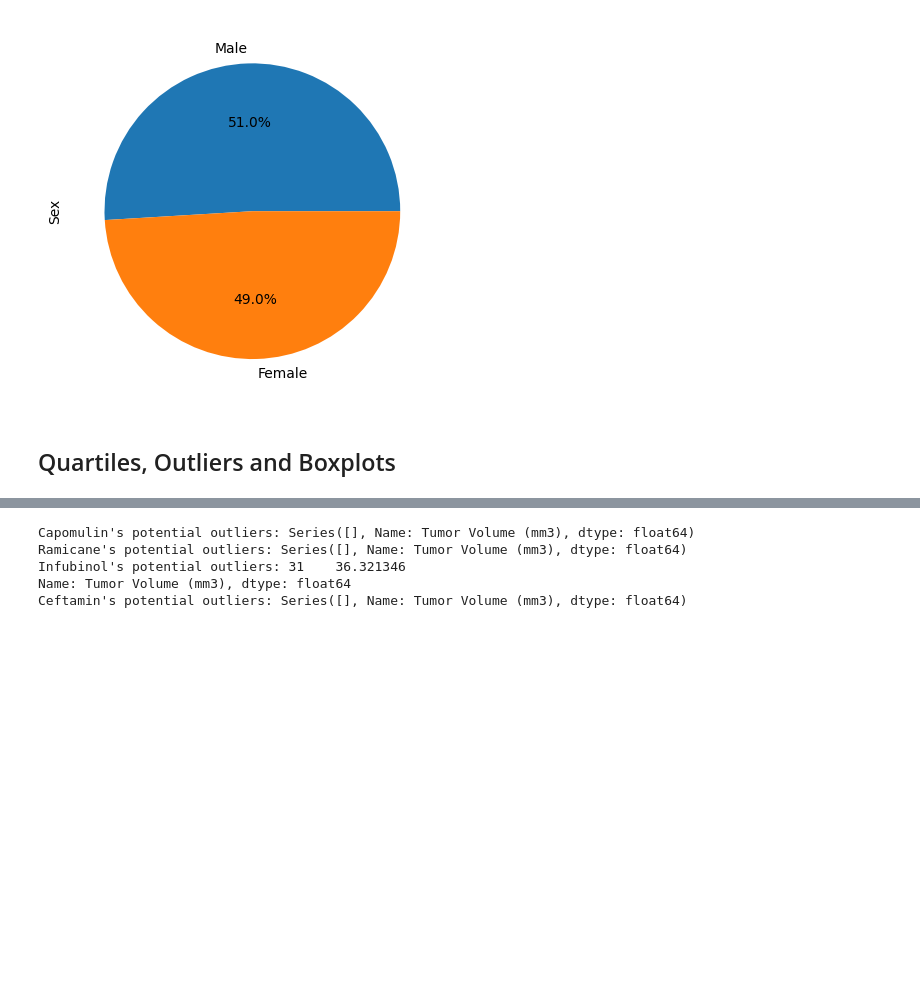
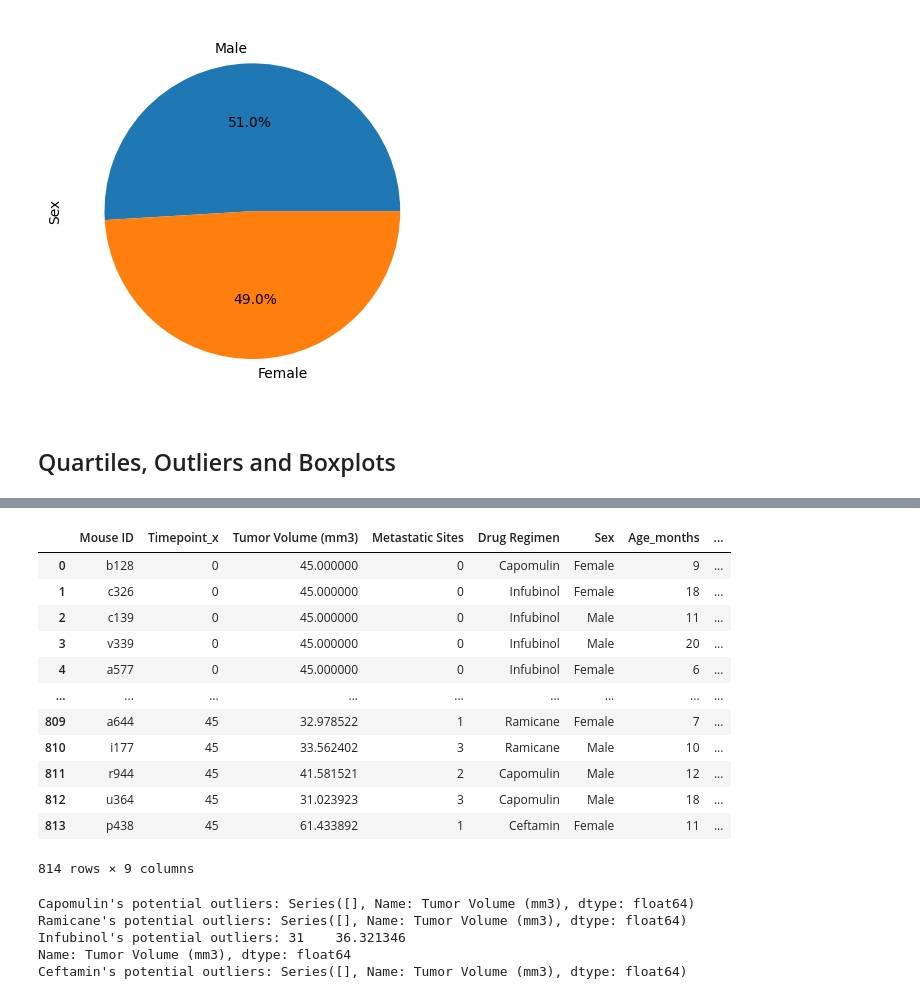
Before and after one commit to munozjon/matplotlib-challenge, a Jupyter notebook: Pymaceuticals/pymaceuticals.ipynb, the cells around one changed output, grey strips where cells are left out. Saved outputs shown, nothing was run; the diff lists cells and outputs as text; code cells hidden in the pictures; blank space fills up the shorter version.

```diff
--- a/Pymaceuticals/pymaceuticals.ipynb
+++ b/Pymaceuticals/pymaceuticals.ipynb
@@ -209,11 +222,31 @@ plt.show()
 # %%
 # Calculate the final tumor volume of each mouse across four of the treatment regimens:
 # Capomulin, Ramicane, Infubinol, and Ceftamin
 
+mouse_regimens_df = mouse_df.loc[(mouse_df["Drug Regimen"] == "Capomulin") | (mouse_df["Drug Regimen"] == "Ramicane") \
+| (mouse_df["Drug Regimen"] == "Infubinol") | (mouse_df["Drug Regimen"] == "Ceftamin"), :]
+
 # Start by getting the last (greatest) timepoint for each mouse
 
+grouped_mouse = mouse_regimens_df.groupby("Drug Regimen")["Timepoint"].max()
 
 # Merge this group df with the original DataFrame to get the tumor volume at the last timepoint
+merged_mouse_df = pd.merge(mouse_df, grouped_mouse, on='Drug Regimen')
+merged_mouse_df
+# %% [output]
+|  | Mouse ID | Timepoint_x | Tumor Volume (mm3) | Metastatic Sites | Drug Regimen | Sex | Age_months | ... |
+| 0 | b128 | 0 | 45.000000 | 0 | Capomulin | Female | 9 | ... |
+| 1 | c326 | 0 | 45.000000 | 0 | Infubinol | Female | 18 | ... |
+| 2 | c139 | 0 | 45.000000 | 0 | Infubinol | Male | 11 | ... |
+| 3 | v339 | 0 | 45.000000 | 0 | Infubinol | Male | 20 | ... |
+| 4 | a577 | 0 | 45.000000 | 0 | Infubinol | Female | 6 | ... |
+| ... | ... | ... | ... | ... | ... | ... | ... | ... |
+| 809 | a644 | 45 | 32.978522 | 1 | Ramicane | Female | 7 | ... |
+| 810 | i177 | 45 | 33.562402 | 3 | Ramicane | Male | 10 | ... |
+| 811 | r944 | 45 | 41.581521 | 2 | Capomulin | Male | 12 | ... |
+| 812 | u364 | 45 | 31.023923 | 3 | Capomulin | Male | 18 | ... |
+| 813 | p438 | 45 | 61.433892 | 1 | Ceftamin | Female | 11 | ... |
+814 rows × 9 columns
 # %%
 # Put treatments into a list for for loop (and later for plot labels)
 
```
Also changed, not shown: parts of 2 cells of this notebook.
